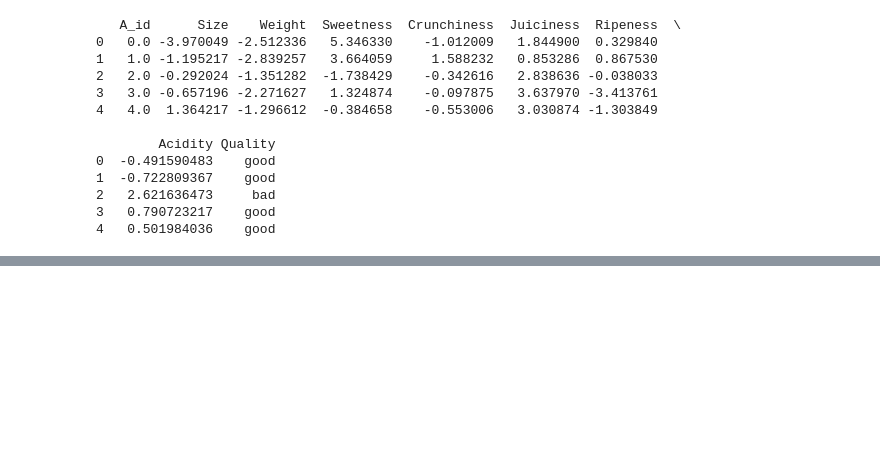
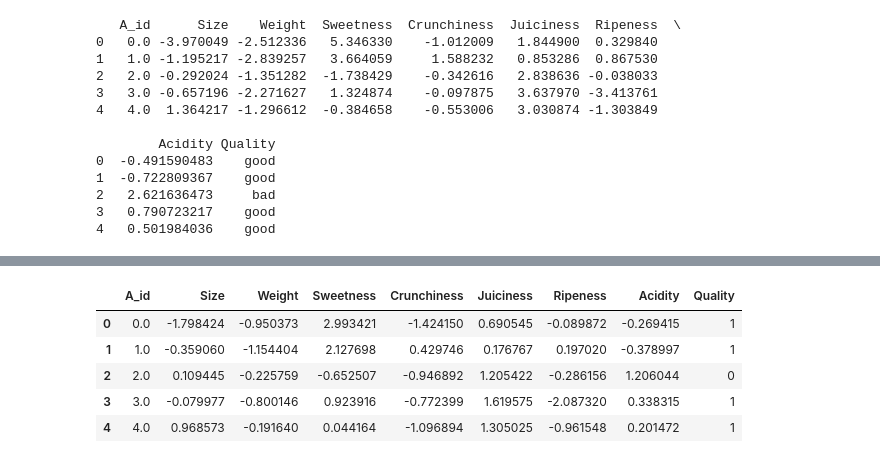
Before and after one commit to woodenikki/apple-quality-classification, a Jupyter notebook: notebook.ipynb, the cells around one changed output, grey strips where cells are left out. Saved outputs shown, nothing was run; the diff lists cells and outputs as text; code cells hidden in the pictures; blank space fills up the shorter version.

```diff
--- a/notebook.ipynb
+++ b/notebook.ipynb
@@ -65,0 +100,25 @@ Number of rows after dropping null values: 4000
+# %%
+# Encoding Categorical Variables
+le = LabelEncoder()
+
+# suppress SettingWithCopyWarning using '.loc[:,'
+# https://pandas.pydata.org/pandas-docs/stable/user_guide/indexing.html#returning-a-view-versus-a-copy
+clean_data.loc[:, 'Quality'] = le.fit_transform(clean_data['Quality'])
+# %%
+# Feature Scaling
+scaler = StandardScaler()
+
+# Select the numerical columns to be scaled
+numerical_columns = ['Size', 'Weight', 'Sweetness', 'Crunchiness', 'Juiciness', 'Ripeness', 'Acidity']
+
+# Fit and transform the numerical columns
+clean_data.loc[:, numerical_columns] = scaler.fit_transform(clean_data[numerical_columns])
+# %%
+clean_data.head()
+# %% [output]
+|  | A_id | Size | Weight | Sweetness | Crunchiness | Juiciness | Ripeness | Acidity | Quality |
+| 0 | 0.0 | -1.798424 | -0.950373 | 2.993421 | -1.424150 | 0.690545 | -0.089872 | -0.269415 | 1 |
+| 1 | 1.0 | -0.359060 | -1.154404 | 2.127698 | 0.429746 | 0.176767 | 0.197020 | -0.378997 | 1 |
+| 2 | 2.0 | 0.109445 | -0.225759 | -0.652507 | -0.946892 | 1.205422 | -0.286156 | 1.206044 | 0 |
+| 3 | 3.0 | -0.079977 | -0.800146 | 0.923916 | -0.772399 | 1.619575 | -2.087320 | 0.338315 | 1 |
+| 4 | 4.0 | 0.968573 | -0.191640 | 0.044164 | -1.096894 | 1.305025 | -0.961548 | 0.201472 | 1 |
```
Also changed, not shown: parts of 12 cells of this notebook.
